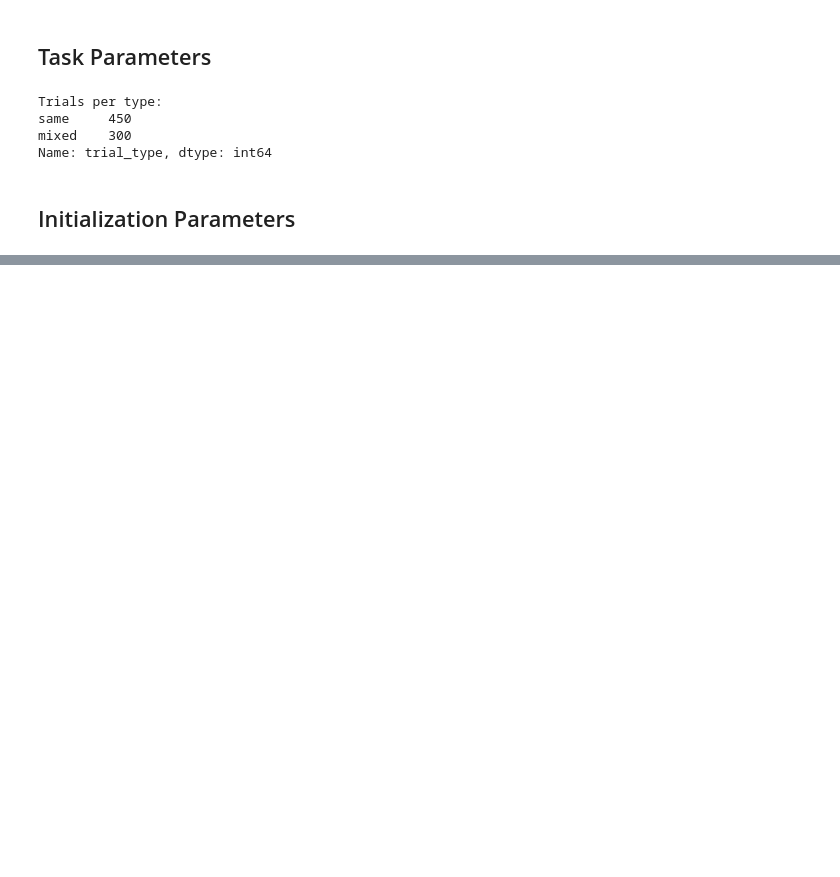
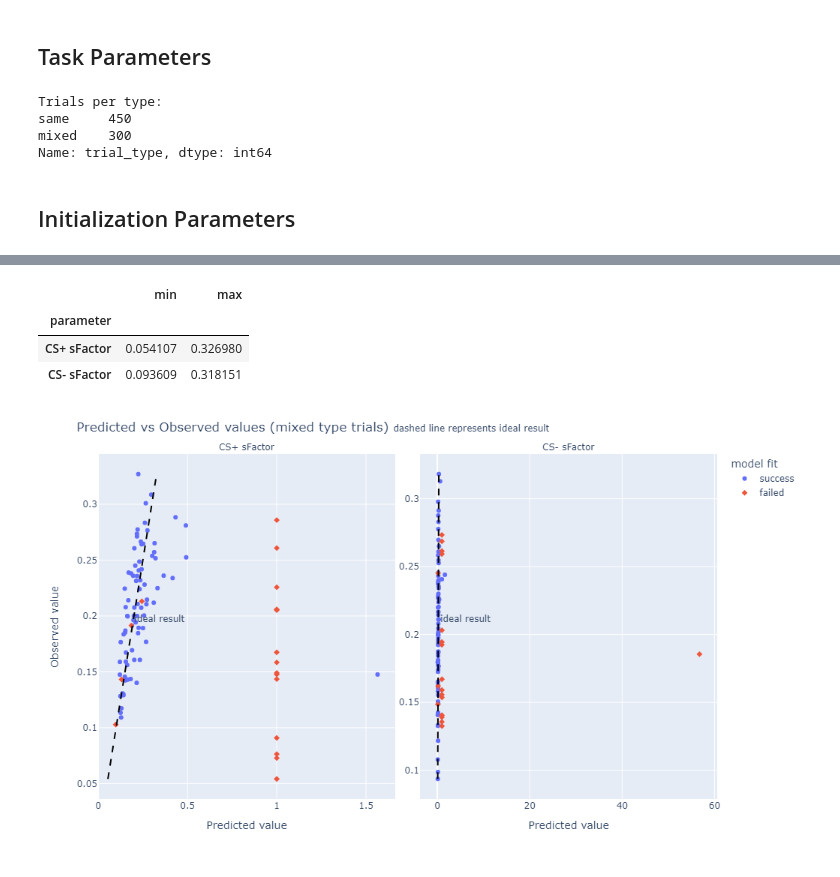
Before and after one commit to ffviana/nutreconDrive, a Jupyter notebook: 3. Analysis/nutrecon_simulation.ipynb, the cells around one changed output, grey strips where cells are left out. Cells and saved outputs as stored; diff of their text form; code cells hidden in the pictures; blank space fills up the shorter version.

```diff
--- a/3. Analysis/nutrecon_simulation.ipynb
+++ b/3. Analysis/nutrecon_simulation.ipynb
@@ -835,0 +1079,47 @@ TypeError: bad operand type for unary ~: 'list'
+# %%
+mt_pars_minMax = mt_po_df[['parameter', 'Observed value']].groupby('parameter').describe().droplevel(0,axis = 1)[['min','max']].reindex(mt_params_colNames)
+mt_pars_minMax
+# %% [output]
+|  | min | max |
+| parameter |  |  |
+| CS+ sFactor | 0.054107 | 0.326980 |
+| CS- sFactor | 0.093609 | 0.318151 |
+# %%
+col_wrap = 2
+fig = px.scatter(mt_po_df , x= 'Predicted value', y='Observed value', color="model fit",
+                 symbol = 'model fit', facet_col = 'parameter', facet_col_wrap = col_wrap,
+                 category_orders={'parameter':mt_params_colNames,
+                                  'model fit': ['success', 'failed']},
+                facet_col_spacing=0.04, # default is 0.03
+              height=600, width=800,
+                )
+fig.for_each_annotation(lambda a: a.update(text=a.text.split("=")[-1]))
+fig.update_xaxes(matches=None, showticklabels=True)
+fig.update_yaxes(matches=None, showticklabels=True)
+fig.update_layout(
+        title = '''Predicted vs Observed values (mixed type trials) <span style="font-size: 12px;">dashed line represents ideal result</span>'''
+        )
+fig.add_shape(dict(type="line",
+                       x0=mt_pars_minMax.iloc[1,0], x1=mt_pars_minMax.iloc[1,1],
+                       y0=mt_pars_minMax.iloc[1,0], y1=mt_pars_minMax.iloc[1,1],
+                       line_color="black", line_dash='dash'),
+                  row=0, col=0,
+                  label=dict(text="ideal result", textposition = 'bottom left',
+                             xanchor = 'left', yanchor='bottom', textangle=0),
+                 )
+
+fig.add_shape(dict(type="line",
+                       x0=mt_pars_minMax.iloc[0,0], x1=mt_pars_minMax.iloc[0,1],
+                       y0=mt_pars_minMax.iloc[0,0], y1=mt_pars_minMax.iloc[0,1],
+                       line_color="black", line_dash='dash'),
+                  row=0, col=1,
+                  label=dict(text="ideal result", textposition = 'bottom left',
+                             xanchor = 'left', yanchor='bottom', textangle=0),
+                 )
+
+
+
+fig.show()
+fig.write_html("/mnt/data1/francisco/predicted vs observed mixed type parameters.html")
+# %% [output]
+[figure, added]
```
Also changed, not shown: parts of 26 cells of this notebook.
